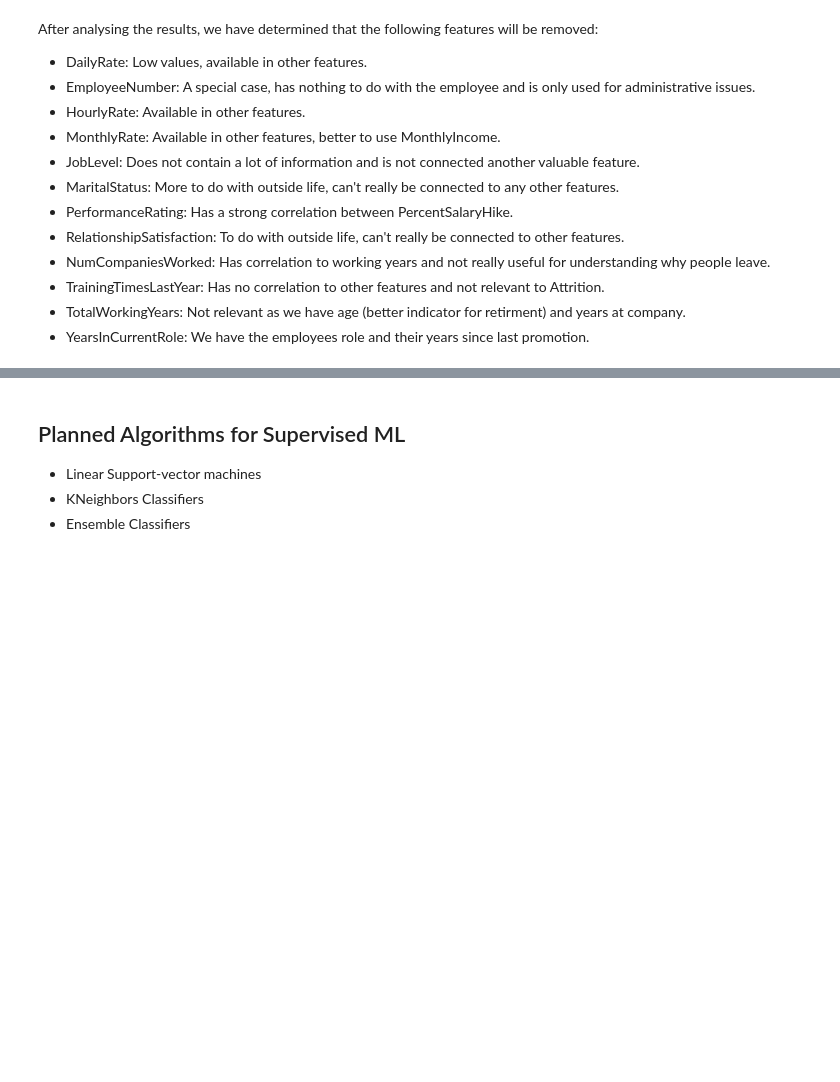
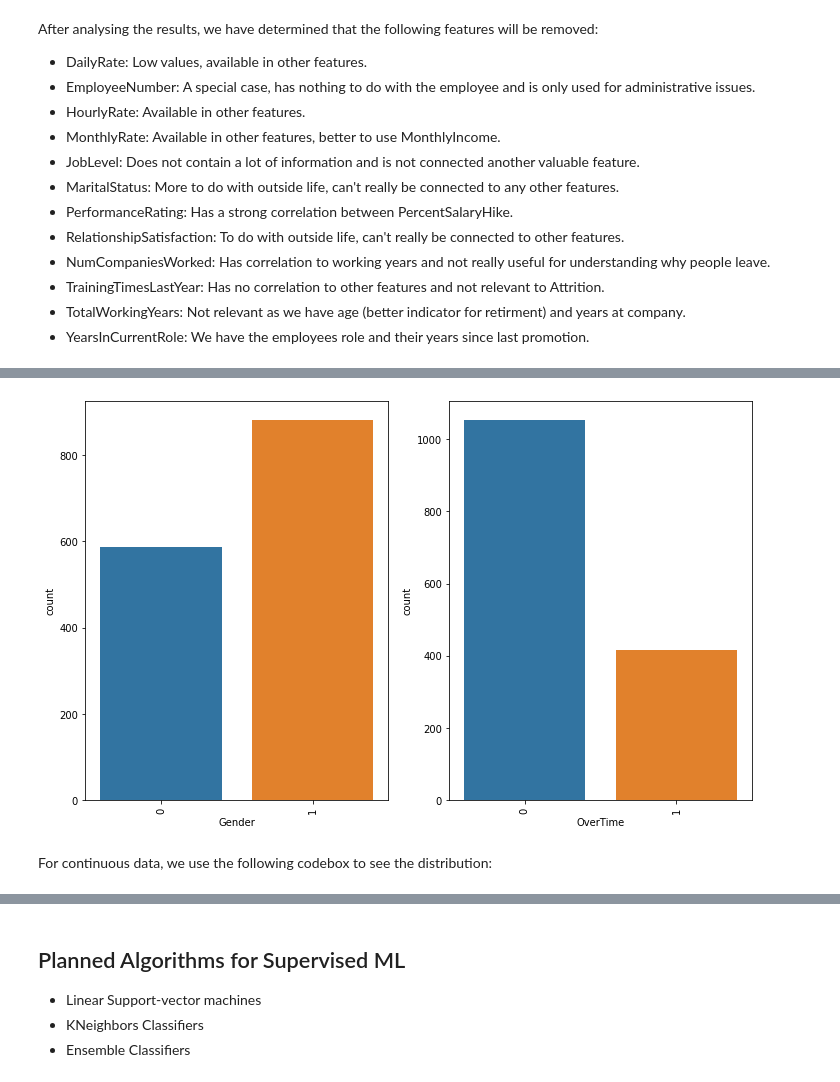
Before and after one commit to Ad2891/Slutuppgift-team12, a Jupyter notebook: Slutuppgift.ipynb, the cells around one changed output, grey strips where cells are left out. Drawn from its saved outputs; the diff is of its cells as text; code cells hidden in the pictures; blank space fills up the shorter version.

```diff
--- a/Slutuppgift.ipynb
+++ b/Slutuppgift.ipynb
@@ -242,0 +286,9 @@ employee_data_dummies.drop(columns=['StandardHours', 'EmployeeCount', 'DailyRate
+# %%
+#list of features
+features_to_visual2 = ["Gender", "OverTime"]
+#call the method
+countplot(features_to_visual2)
+# %% [output]
+[figure, added]
+# %% [markdown]
+For continuous data, we use the following codebox to see the distribution:
```
Also changed, not shown: parts of 15 cells of this notebook.
